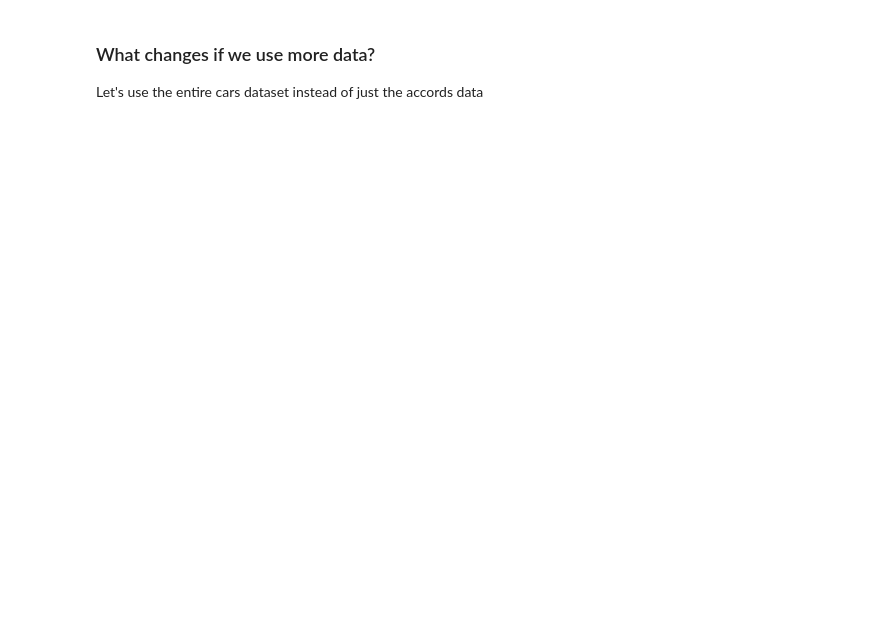
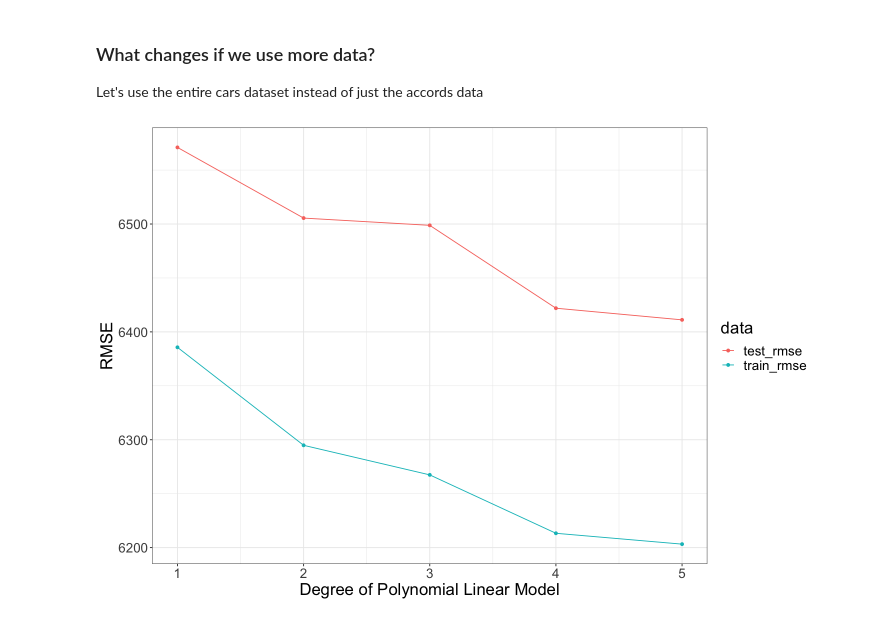
Before and after one commit to joshuagrossman/mse125-labs-public, a Jupyter notebook: week7/lecture_demo.ipynb, the cells around one changed output. Drawn from its saved outputs; the diff is of its cells as text; code cells hidden in the pictures; blank space fills up the shorter version.

```diff
--- a/week7/lecture_demo.ipynb
+++ b/week7/lecture_demo.ipynb
@@ -141,4 +200,47 @@ ggplot(errors_long, aes(x = degree, y = rmse, color = data)) +
 ### What changes if we use more data?
 
 Let's use the entire cars dataset instead of just the accords data
+# %%
+# Evaluate models using cross-validation
+set.seed(10)
+folds = 5
+fold_size = nrow(cars_data) / folds
+degrees = 1:5
+
+train_rmses = numeric(length(degrees))
+test_rmses = numeric(length(degrees))
+
+for (degree in degrees) {
+    fold_train_rmses = numeric(folds)
+    fold_test_rmses = numeric(folds)
+
+    for (fold in 1:folds) {
+        test_indices = as.integer(1:fold_size + (fold - 1) * fold_size)
+        train_data = cars_data[-test_indices, ]
+        test_data = cars_data[test_indices, ]
+
+        model = lm(price ~ poly(mileage, degree), data = train_data)
+        train_predictions = predict(model, train_data)
+        test_predictions = predict(model, test_data)
+
+        train_rmse = sqrt(mean((train_predictions - train_data$price)^2))
+        test_rmse = sqrt(mean((test_predictions - test_data$price)^2))
+
+        fold_train_rmses[fold] = train_rmse
+        fold_test_rmses[fold] = test_rmse
+    }
+
+    train_rmses[degree] = mean(fold_train_rmses)
+    test_rmses[degree] = mean(fold_test_rmses)
+}
+
+errors = tibble(degree = degrees, train_rmse = train_rmses, test_rmse = test_rmses)
+errors_long = gather(errors, "train_rmse", "test_rmse", key = "data", value = "rmse")
+
+ggplot(errors_long, aes(x = degree, y = rmse, color = data)) +
+  geom_line() +
+  geom_point() +
+  labs(x = "Degree of Polynomial Linear Model", y = "RMSE")
+# %% [output]
+[figure, added]
 # %%
```
Also changed, not shown: parts of 12 cells of this notebook.
